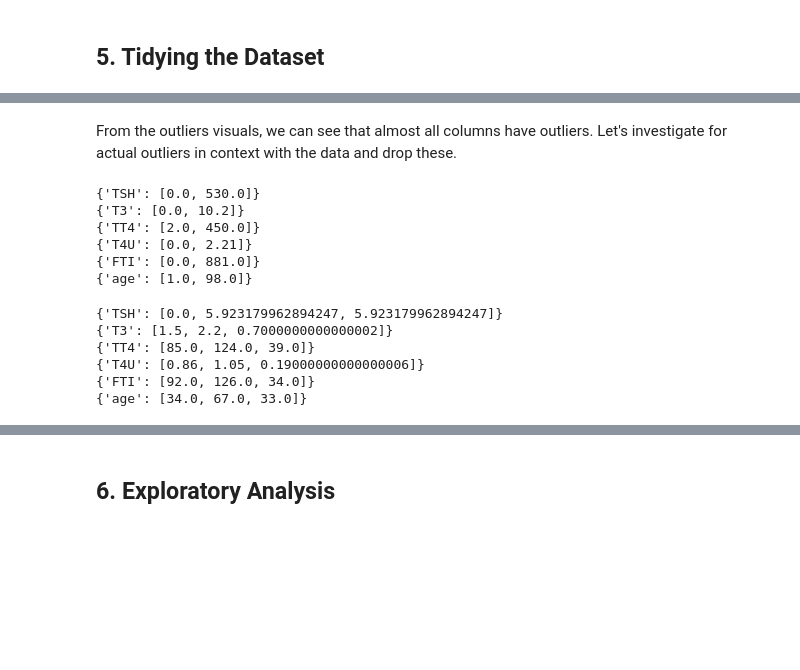
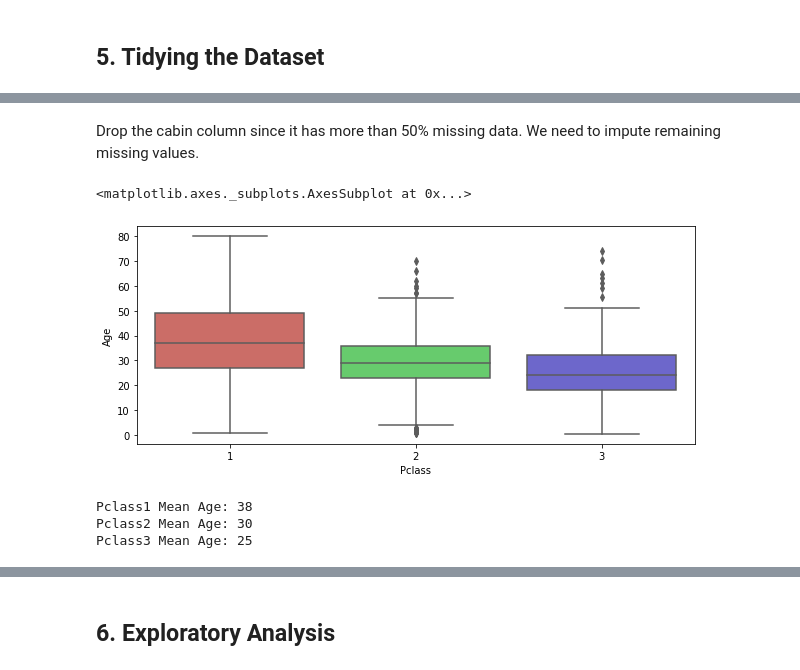
Before and after one commit to Magguire/K-Nearest-Neighbors-Image-Classifier, a Jupyter notebook: module_2_core_week_IV_ip.ipynb, the cells around one changed output, grey strips where cells are left out. Cells and saved outputs as stored; diff of their text form; code cells hidden in the pictures; blank space fills up the shorter version.

```diff
--- a/module_2_core_week_IV_ip.ipynb
+++ b/module_2_core_week_IV_ip.ipynb
@@ -297,36 +292,35 @@ plt.show()
-# %% [markdown]
-From the outliers visuals, we can see that almost all columns have outliers. Let's investigate for actual outliers in context with the data and drop these.
-# %%
-# range
-
-def range(column):
-   max = df[column].max()
-   min = df[column].min()
-   return print({column: [min,max]})
-
-for column in columns:
-   range(column)
-# %% [output]
-{'TSH': [0.0, 530.0]}
-{'T3': [0.0, 10.2]}
-{'TT4': [2.0, 450.0]}
-{'T4U': [0.0, 2.21]}
-{'FTI': [0.0, 881.0]}
-{'age': [1.0, 98.0]}
-# %%
-# check interquatile range
-def interquatile_range(column):
-  q1 = df[column].quantile(.25)
-  q3 = df[column].quantile(.75)
-  intqr = q3 - q1
-  return print({column: [q1,q3,intqr]})
-
-for column in columns:
-  interquatile_range(column)
-# %% [output]
-{'TSH': [0.0, 5.923179962894247, 5.923179962894247]}
-{'T3': [1.5, 2.2, 0.7000000000000002]}
-{'TT4': [85.0, 124.0, 39.0]}
-{'T4U': [0.86, 1.05, 0.19000000000000006]}
-{'FTI': [92.0, 126.0, 34.0]}
-{'age': [34.0, 67.0, 33.0]}
+# %% [markdown]
+Drop the cabin column since it has more than 50% missing data. We need to impute remaining missing values.
+# %%
+# drop cabin column
+train.drop('Cabin', axis=1, inplace=True)
+# %%
+# fill age missing values
+
+# Let's look at how passenger age is related to their class as a passenger on the boat.
+#
+plt.figure(figsize=(10,4))
+sns.boxplot(x='Pclass', y='Age', data=train, palette='hls')
+# %% [output]
+<matplotlib.axes._subplots.AxesSubplot at 0x...>
+[figure, added]
+# %%
+# since mean age differs from class, we will impute age missing values with mean age per class
+
+# find mean age for each class to the nearest whole number
+
+# pclass=1
+pclass1 = train[train['Pclass']==1]
+print('Pclass1 Mean Age:', round(pclass1['Age'].mean()))
+
+# pclass=2
+pclass2 = train[train['Pclass']==2]
+print('Pclass2 Mean Age:', round(pclass2['Age'].mean()))
+
+#pclass=3
+pclass3 = train[train['Pclass']==3]
+print('Pclass3 Mean Age:', round(pclass3['Age'].mean()))
+# %% [output]
+Pclass1 Mean Age: 38
+Pclass2 Mean Age: 30
+Pclass3 Mean Age: 25
```
Also changed, not shown: parts of 147 cells of this notebook.
